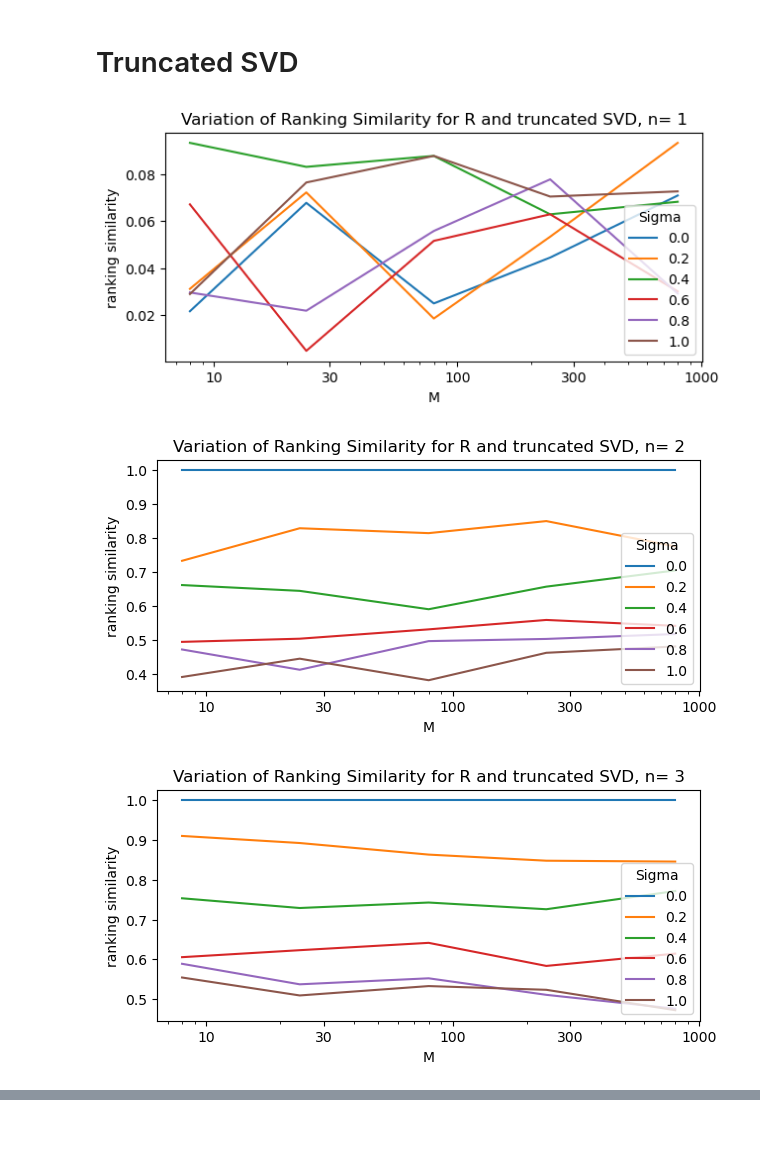
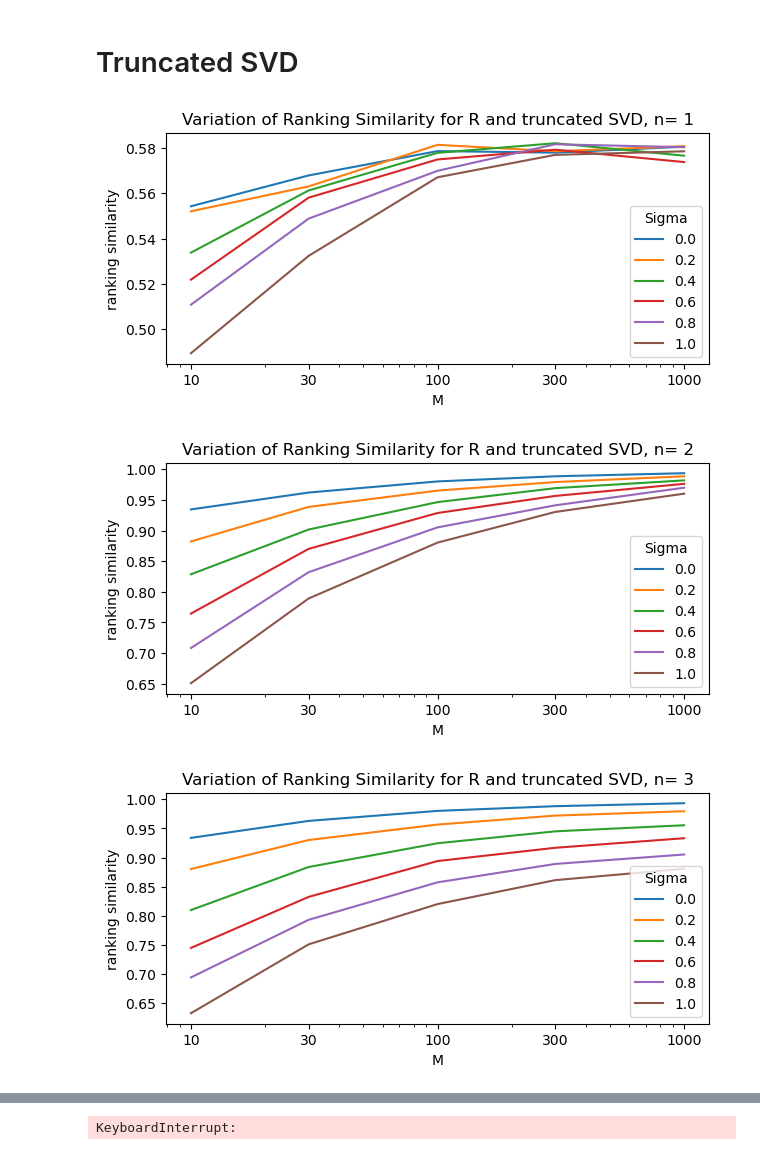
Before and after one commit to EmnaMaghrebi/RecSys, a Jupyter notebook: similarity_function.ipynb, the cells around one changed output, grey strips where cells are left out. Drawn from its saved outputs; the diff is of its cells as text; code cells hidden in the pictures; blank space fills up the shorter version.

```diff
--- a/similarity_function.ipynb
+++ b/similarity_function.ipynb
@@ -73,12 +88,17 @@ def sim_avg_users(U, R):
 # %%
 #compute averaged similarities for different values of M and sigma
 
+np.random.seed(0)
 data= []
 for s in sigma:
     for alpha in alpha_vals:
         for k in range(nb_iter):
             U, V, R= generate_U_V_R(s, alpha)
-            similarities= sim_avg_users(U, R)
+            # print(U)
+            # print(V)
+            # print(R)
+            similarities= sim_avg_users(U.T, R)
+            # print(similarities)
             row= [M*alpha, s, similarities]
             data.append(row)
 # %%
@@ -109,6 +116,4 @@ df_res['sim_U_R'].unstack()
 # %%
-M_vals = [10, 30, 100, 300, 1000]
-
 fig, ax = plt.subplots(figsize=(7,4))
 df_res['sim_U_R'].unstack().plot(ax=ax)
 plt.legend(title= 'Sigma', loc='lower right')
@@ -126,20 +131,29 @@ plt.show()
 # %%
 #compute averaged similarities for matrices U_svd and U for different values of M and sigma
 
+np.random.seed(0)
 data= []
 for s in sigma:
     for alpha in alpha_vals:
         for k in range(nb_iter):
             U, V, R = generate_U_V_R(s, alpha)
+            # print("U\n", U)
+            # print("V\n", V)
+            # print("R\n", R)
             U_svd, D_svd, VT_svd = np.linalg.svd(R, full_matrices=False)
-            similarities= sim_avg_users(U_svd.T, U.T)
+            # print("U_svd\n", U_svd)
+            # print("D_svd\n", D_svd)
+            # print("V_svd\n", VT_svd.T)
+            # print("U_svd . D_svd\n", np.dot(U_svd, np.diag(D_svd)))
+            # print("U_svd . D_svd\n", U_svd*D_svd)
+            similarities= sim_avg_users(U.T, U_svd[:,:D])
             row= [M*alpha, s, similarities]
             data.append(row)
 # print values of D : diagonal values
 # %%
-df = pd.DataFrame(data, columns=['M','sigma','sim_U_R'])
-df_res= df.groupby(by=['M','sigma']).mean()
-df_res['sim_U_R'].unstack()
+df2 = pd.DataFrame(data, columns=['M','sigma','sim_U_R'])
+df2_res= df2.groupby(by=['M','sigma']).mean()
+df2_res['sim_U_R'].unstack()
 # %% [output]
 | sigma | 0.0 | 0.2 | 0.4 | 0.6 | 0.8 | 1.0 |
 | M |  |  |  |  |  |  |
@@ -166,33 +180,33 @@ plt.show()
 # %%
 #compute averaged similarities for matrices R and transformed matrix trun_svd
 #for different values of M and sigma and
 
 for nb_components in range(1,M,1):
     data= []
     for s in sigma:
         for alpha in alpha_vals:
             for k in range(nb_iter):
                 U, V, R = generate_U_V_R(s, alpha)
                 trun_svd = TruncatedSVD(n_components = nb_components).fit_transform(R)
-                similarities= sim_avg_users(trun_svd.T, R)
+                similarities= sim_avg_users(U.T, trun_svd)
                 row= [M*alpha, s, similarities]
                 data.append(row)
 
 
     df= pd.DataFrame(data, columns=['M','sigma','sim_U_R'])
     df_res= df.groupby(by=['M','sigma']).mean()
     df_res['sim_U_R'].unstack()
 
     fig, ax = plt.subplots(figsize=(7,3))
     df_res['sim_U_R'].unstack().plot(ax=ax)
     plt.legend(title= 'Sigma', loc='lower right')
     plt.title('Variation of Ranking Similarity for R and truncated SVD, n= {}'.format(nb_components) )
     plt.xscale('log')
     plt.xticks(M_vals, M_vals)
     plt.xlabel('M')
     plt.ylabel('ranking similarity')
     plt.show()
 # %% [output]
-[figure, old version]
+[figure, new version]
-[figure, old version]
+[figure, new version]
-[figure, old version]
+[figure, new version]
@@ -202,0 +218 @@ for nb_components in range(1,M,1):
+KeyboardInterrupt:
```
Also changed, not shown: parts of 10 cells of this notebook.
